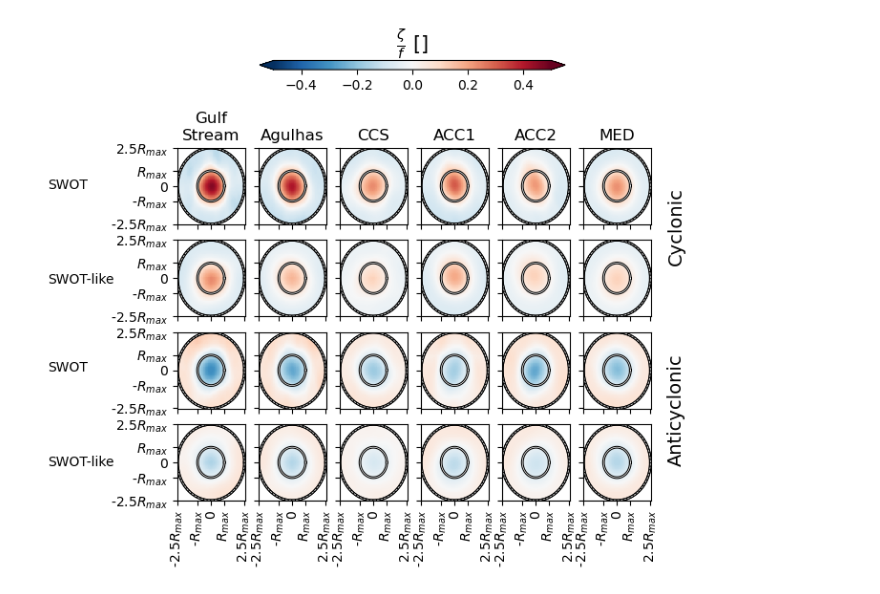
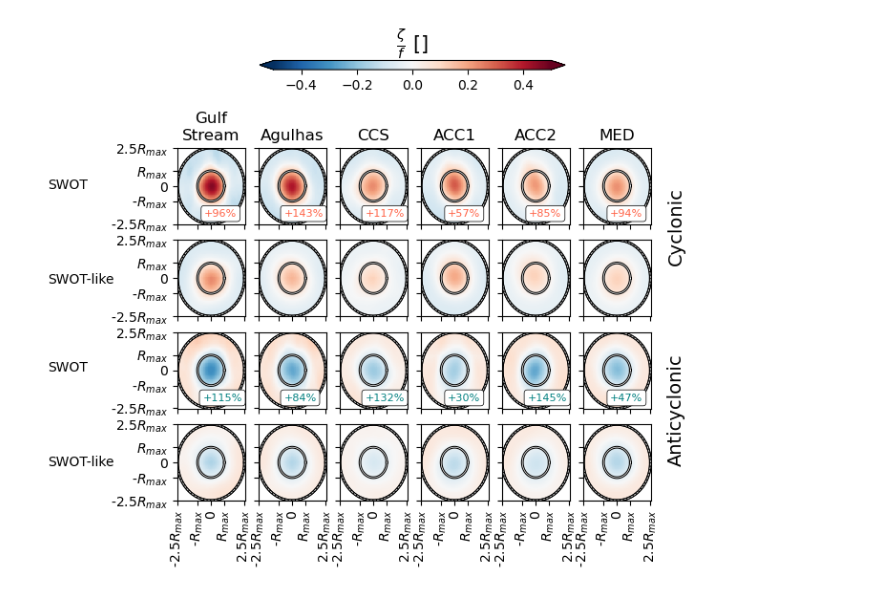
Before and after one commit to gmarechal/swot_composite, a Jupyter notebook: notebooks/Fig3.ipynb, the cells around one changed output. Saved outputs shown, nothing was run; the diff lists cells and outputs as text; code cells hidden in the pictures.

```diff
--- a/notebooks/Fig3.ipynb
+++ b/notebooks/Fig3.ipynb
@@ -24,12 +24,14 @@ theta_rot = 0
 x_end = x_start + arrow_length * np.cos(theta_rot*(+1))
 y_end = y_start + arrow_length * np.sin(theta_rot*(+1))
 
-props1 = dict(boxstyle='round', facecolor='w', alpha=1)
+props1 = dict(boxstyle='round', facecolor='w', alpha=1, linewidth = .5)
 n_quiver = 15
 
 
 def plot_composite(ax, compo_2D, vmin, vmax, cmap0):
     p1 = ax.pcolormesh(compo_2D.x, compo_2D.y,  compo_2D, vmin = vmin, vmax = vmax, cmap = cmap0)
+    # levels = np.arange(np.nanmin(abs(compo_2D)), np.nanmax(abs(compo_2D)) + 0.1, 0.1)
+    # ax.contour(compo_2D.x, compo_2D.y, compo_2D, levels=levels, colors='k')
     ax.plot(x_circle, y_circle, color = 'k', linewidth = 2)
     ax.plot(x_circle, y_circle, color = 'w', linewidth = .5, linestyle = '--')
     ax.set_xticks([-1, -.4, 0, .4, 1], ['-2.5$R_{max}$', '-$R_{max}$', '0', '$R_{max}$', '2.5$R_{max}$'], rotation = 90)
@@ -142,13 +144,16 @@ vmax = .5
 ax = axes[0][0]
 p1 = plot_composite(ax, vort_GS2_cyclonic/f_GS2, vmin, vmax, 'RdBu_r')
 ax.set_title('Gulf\nStream')
+ax.text(-.2, -.8, '+96%', color = 'tomato', bbox = props1, fontsize = 8)
 
 ax = axes[1][0]
 _ = plot_composite(ax, vort_GS2_DUACS_cyclonic/f_GS2, vmin, vmax, 'RdBu_r')
 
+
 ax = axes[2][0]
 _ = plot_composite(ax, vort_GS2_anticyclonic/f_GS2, vmin, vmax, 'RdBu_r')
 
+ax.text(-.25, -.8, '+115%', color = 'teal', bbox = props1, fontsize = 8)
 
 ax = axes[3][0]
 _ = plot_composite(ax, vort_GS2_DUACS_anticyclonic/f_GS2, vmin, vmax, 'RdBu_r')
@@ -156,6 +161,7 @@ _ = plot_composite(ax, vort_GS2_DUACS_anticyclonic/f_GS2, vmin, vmax, 'RdBu_r')
 
 ax = axes[0][1]
 _ = plot_composite(ax, vort_AGULHAS_cyclonic/f_AGULHAS, vmin, vmax, 'RdBu_r')
+ax.text(-.25, -.8, '+143%', color = 'tomato', bbox = props1, fontsize = 8)
 
 
 ax.set_title('Agulhas')
@@ -163,8 +169,10 @@ ax.set_title('Agulhas')
 ax = axes[1][1]
 p1 = plot_composite(ax, vort_AGULHAS_DUACS_cyclonic/f_AGULHAS, vmin, vmax, 'RdBu_r')
 
+
 ax = axes[2][1]
 _ = plot_composite(ax, vort_AGULHAS_anticyclonic/f_AGULHAS, vmin, vmax, 'RdBu_r')
+ax.text(-.25, -.8, '+84%', color = 'teal', bbox = props1, fontsize = 8)
 
 ax = axes[3][1]
 _ = plot_composite(ax, vort_AGULHAS_DUACS_anticyclonic/f_AGULHAS, vmin, vmax, 'RdBu_r')
@@ -173,7 +181,7 @@ ax = axes[0][2]
 
 
 p1 = plot_composite(ax, vort_CCS_cyclonic/f_CCS, vmin, vmax, 'RdBu_r')
-
+ax.text(-.25, -.8, '+117%', color = 'tomato', bbox = props1, fontsize = 8)
 ax.set_title('CCS')
 
 ax = axes[1][2]
@@ -181,6 +189,7 @@ _ = plot_composite(ax, vort_CCS_DUACS_cyclonic/f_CCS, vmin, vmax, 'RdBu_r')
 
 ax = axes[2][2]
 _ = plot_composite(ax, vort_CCS_anticyclonic/f_CCS, vmin, vmax, 'RdBu_r')
+ax.text(-.25, -.8, '+132%', color = 'teal', bbox = props1, fontsize = 8)
 
 ax = axes[3][2]
 _ = plot_composite(ax, vort_CCS_DUACS_anticyclonic/f_CCS, vmin, vmax, 'RdBu_r')
@@ -190,6 +199,7 @@ ax = axes[0][3]
 
 
 p1 = plot_composite(ax, vort_ACC1_bis_cyclonic/f_ACC1, vmin, vmax, 'RdBu_r')
+ax.text(-.2, -.8, '+57%', color = 'tomato', bbox = props1, fontsize = 8)
 
 ax.set_title('ACC1')
 
@@ -198,6 +208,7 @@ _ = plot_composite(ax, vort_ACC1_bis_DUACS_cyclonic/f_ACC1, vmin, vmax, 'RdBu_r'
 
 ax = axes[2][3]
 _ = plot_composite(ax, vort_ACC1_bis_anticyclonic/f_ACC1, vmin, vmax, 'RdBu_r')
+ax.text(-.2, -.8, '+30%', color = 'teal', bbox = props1, fontsize = 8)
 
 ax = axes[3][3]
 _ = plot_composite(ax, vort_ACC1_bis_DUACS_anticyclonic/f_ACC1, vmin, vmax, 'RdBu_r')
@@ -208,13 +219,13 @@ ax = axes[0][4]
 ax.set_title('ACC2')
 
 p1 = plot_composite(ax, vort_ACC2_cyclonic/f_ACC2, vmin, vmax, 'RdBu_r')
-
+ax.text(-.2, -.8, '+85%', color = 'tomato', bbox = props1, fontsize = 8)
 ax = axes[1][4]
 _ = plot_composite(ax, vort_ACC2_DUACS_cyclonic/f_ACC2, vmin, vmax, 'RdBu_r')
 
 ax = axes[2][4]
 _ = plot_composite(ax, vort_ACC2_anticyclonic/f_ACC2, vmin, vmax, 'RdBu_r')
-
+ax.text(-.25, -.8, '+145%', color = 'teal', bbox = props1, fontsize = 8)
 ax = axes[3][4]
 _ = plot_composite(ax, vort_ACC2_DUACS_anticyclonic/f_ACC2, vmin, vmax, 'RdBu_r')
 
@@ -224,31 +235,33 @@ _ = plot_composite(ax, vort_ACC2_DUACS_anticyclonic/f_ACC2, vmin, vmax, 'RdBu_r'
 ax = axes[0][5]
 
 ax.set_title('MED')
 p1 = plot_composite(ax, vort_MED_cyclonic/f_MED,  vmin, vmax,  'RdBu_r')
+ax.text(-.2, -.8, '+94%', color = 'tomato', bbox = props1, fontsize = 8)
 
 
 ax = axes[1][5]
 _ = plot_composite(ax, vort_MED_DUACS_cyclonic/f_MED,  vmin, vmax,  'RdBu_r')
 
 
 ax = axes[2][5]
 _ = plot_composite(ax, vort_MED_anticyclonic/f_MED,  vmin, vmax,  'RdBu_r')
+ax.text(-.2, -.8, '+47%', color = 'teal', bbox = props1, fontsize = 8)
 
 ax = axes[3][5]
 _ = plot_composite(ax, vort_MED_DUACS_anticyclonic/f_MED, vmin, vmax,  'RdBu_r')
 
 
 
 cax = fig.add_axes([.26, 1.05, .5, 0.02])
 cbar = plt.colorbar(p1, cax = cax, orientation = 'horizontal', extend = 'both')
 cbar.ax.set_title('$\\frac{\\zeta}{f}$ []' ,fontsize = 15)
 ax.text(-17, -.1, 'SWOT-like')
 ax.text(-17, 2.4, 'SWOT')
 ax.text(-17, 4.7, 'SWOT-like')
 ax.text(-17, 7.2, 'SWOT')
 
 ax.text(1.5, 0, 'Anticyclonic', rotation = 90, fontsize = 14)
 ax.text(1.5, 5.3, 'Cyclonic', rotation = 90, fontsize = 14)
 plt.savefig(path_output + 'Fig3.png', dpi = 300, bbox_inches = 'tight')
 # %% [output]
-[figure, old version]
+[figure, new version]
```
Also changed, not shown: 17 other files.
